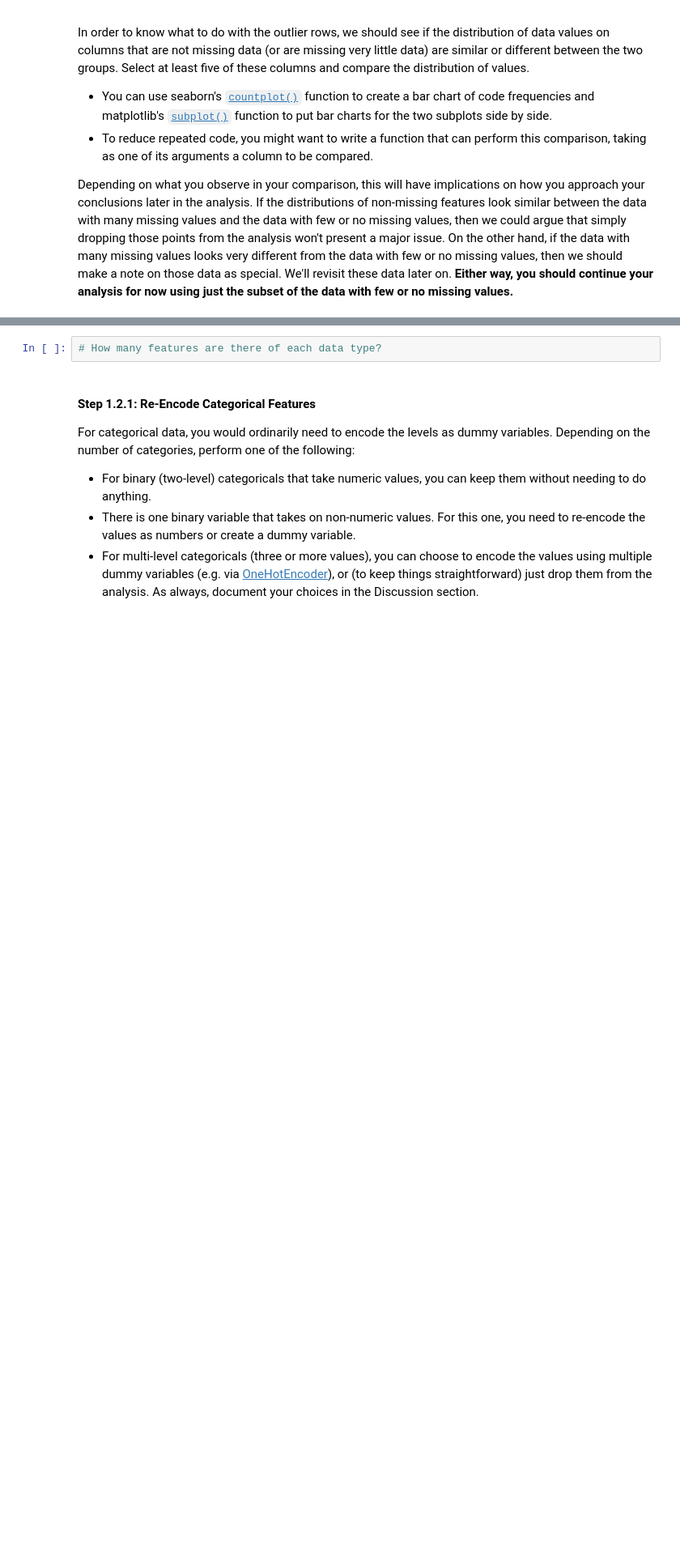
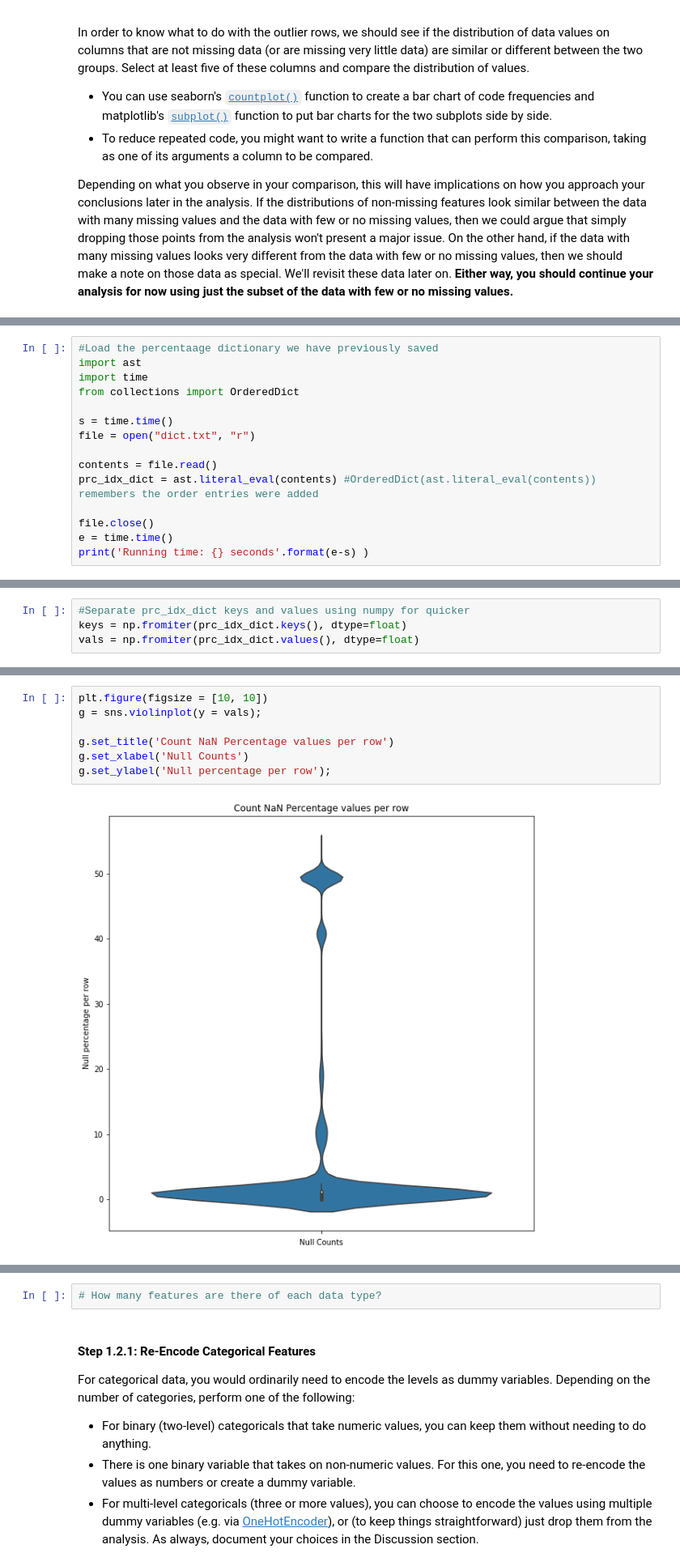
Before and after one commit to chpolyzo/intro_MLND, a Jupyter notebook: third_project/Identify_Customer_Segments.ipynb, the cells around one changed output, grey strips where cells are left out. Shown at 81% size. Saved outputs shown, nothing was run; the diff lists cells and outputs as text; blank space fills up the shorter version.

```diff
--- a/third_project/Identify_Customer_Segments.ipynb
+++ b/third_project/Identify_Customer_Segments.ipynb
@@ -303,0 +276,15 @@ azdias.loc[0, :].notnull().sum()
+# %%
+#Load the percentaage dictionary we have previously saved
+import ast
+import time
+from collections import OrderedDict
+
+s = time.time()
+file = open("dict.txt", "r")
+
+contents = file.read()
+prc_idx_dict = ast.literal_eval(contents) #OrderedDict(ast.literal_eval(contents)) remembers the order entries were added
+
+file.close()
+e = time.time()
+print('Running time: {} seconds'.format(e-s) )
@@ -303,0 +302,4 @@ azdias.loc[0, :].notnull().sum()
+# %%
+#Separate prc_idx_dict keys and values using numpy for quicker
+keys = np.fromiter(prc_idx_dict.keys(), dtype=float)
+vals = np.fromiter(prc_idx_dict.values(), dtype=float)
@@ -303,0 +322,9 @@ azdias.loc[0, :].notnull().sum()
+# %%
+plt.figure(figsize = [10, 10])
+g = sns.violinplot(y = vals);
+
+g.set_title('Count NaN Percentage values per row')
+g.set_xlabel('Null Counts')
+g.set_ylabel('Null percentage per row');
+# %% [output]
+[figure, added]
```
Also changed, not shown: parts of 32 cells of this notebook, 2 other files.
